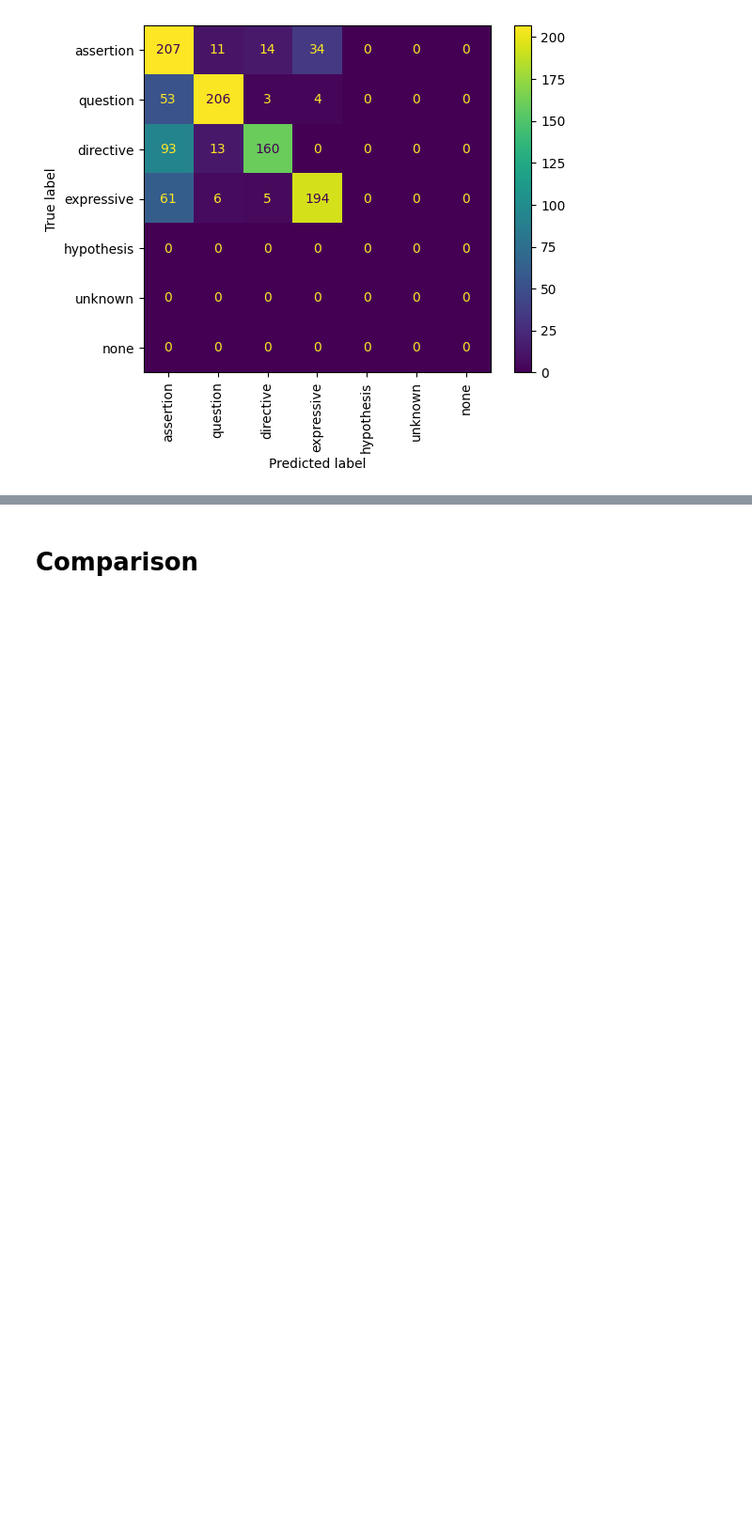
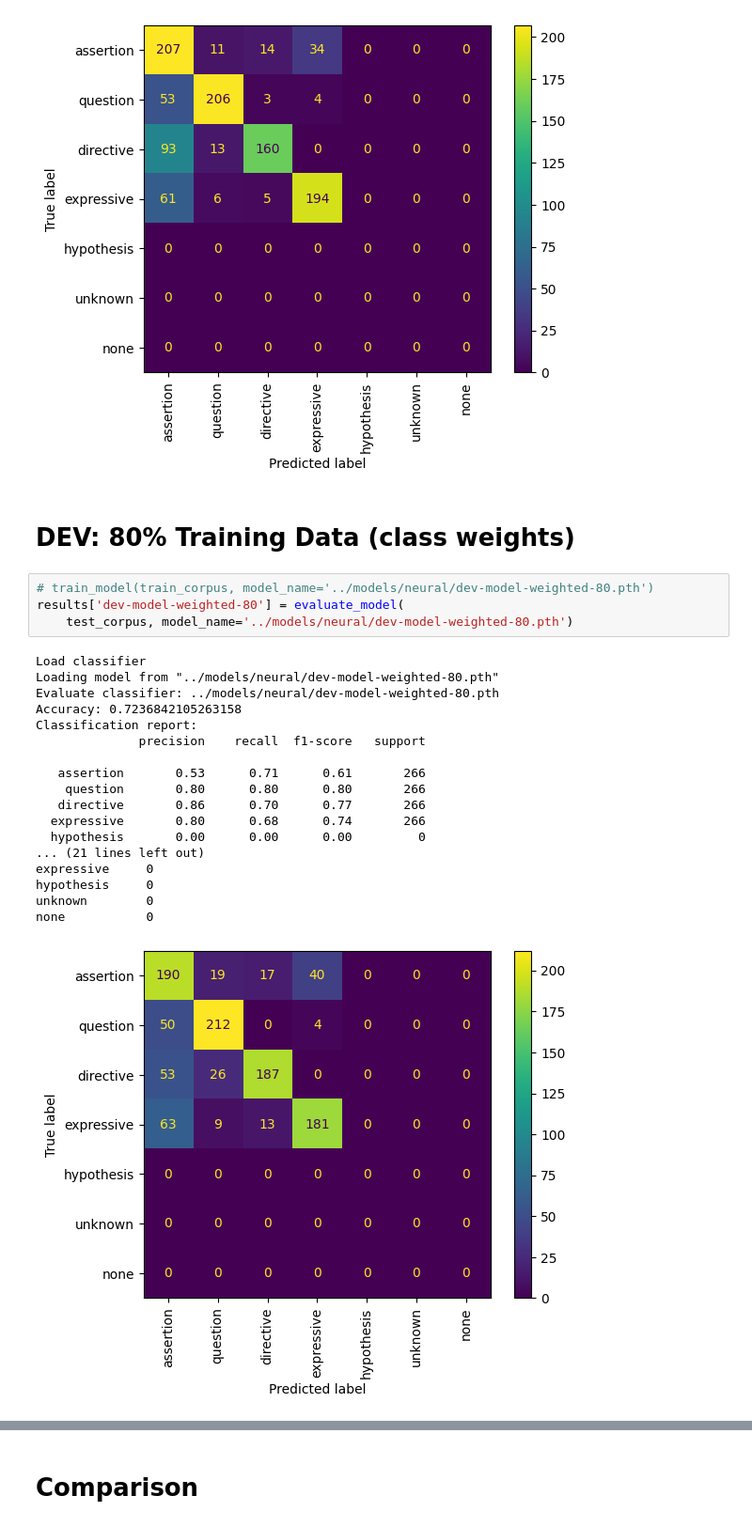
Before and after one commit to Daniel-B-Tufvesson/speech-act-classifier, a Jupyter notebook: notebooks/evalaute_embedding_classifier.ipynb, the cells around one changed output, grey strips where cells are left out. Shown at 94% size. Cells and saved outputs as stored; diff of their text form; blank space fills up the shorter version.

```diff
--- a/notebooks/evalaute_embedding_classifier.ipynb
+++ b/notebooks/evalaute_embedding_classifier.ipynb
@@ -115,3 +115,28 @@ hypothesis     0
 unknown        0
 none           0
 [figure]
+# %% [markdown]
+# DEV: 80% Training Data (class weights)
+# %%
+# train_model(train_corpus, model_name='../models/neural/dev-model-weighted-80.pth')
+results['dev-model-weighted-80'] = evaluate_model(
+    test_corpus, model_name='../models/neural/dev-model-weighted-80.pth')
+# %% [output]
+Load classifier
+Loading model from "../models/neural/dev-model-weighted-80.pth"
+Evaluate classifier: ../models/neural/dev-model-weighted-80.pth
+Accuracy: 0.7236842105263158
+Classification report:
+              precision    recall  f1-score   support
+
+   assertion       0.53      0.71      0.61       266
+    question       0.80      0.80      0.80       266
+   directive       0.86      0.70      0.77       266
+  expressive       0.80      0.68      0.74       266
+  hypothesis       0.00      0.00      0.00         0
+... (21 lines left out)
+expressive     0
+hypothesis     0
+unknown        0
+none           0
+[figure, added]
```
Also changed, not shown: parts of 13 cells of this notebook, 6 other files.
